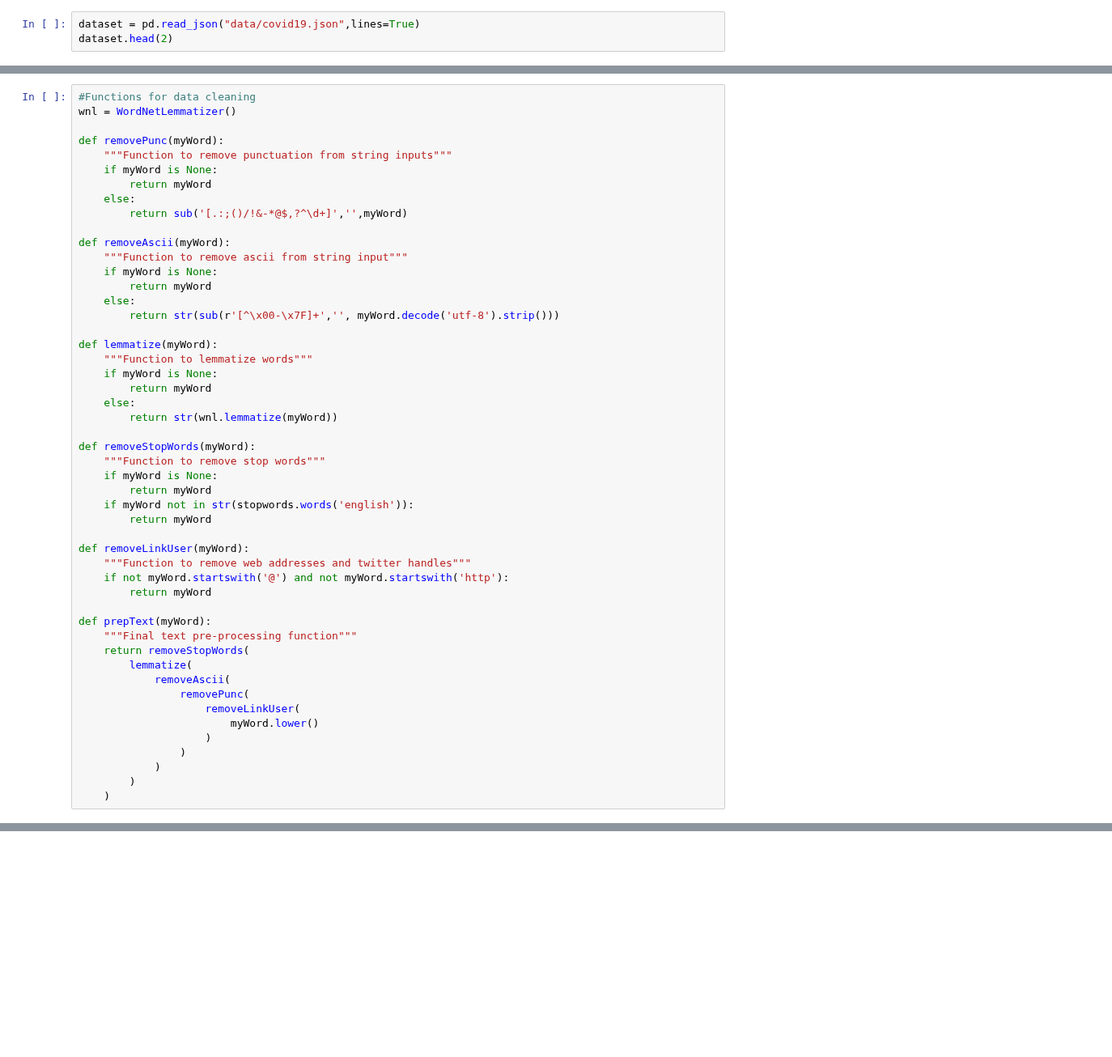
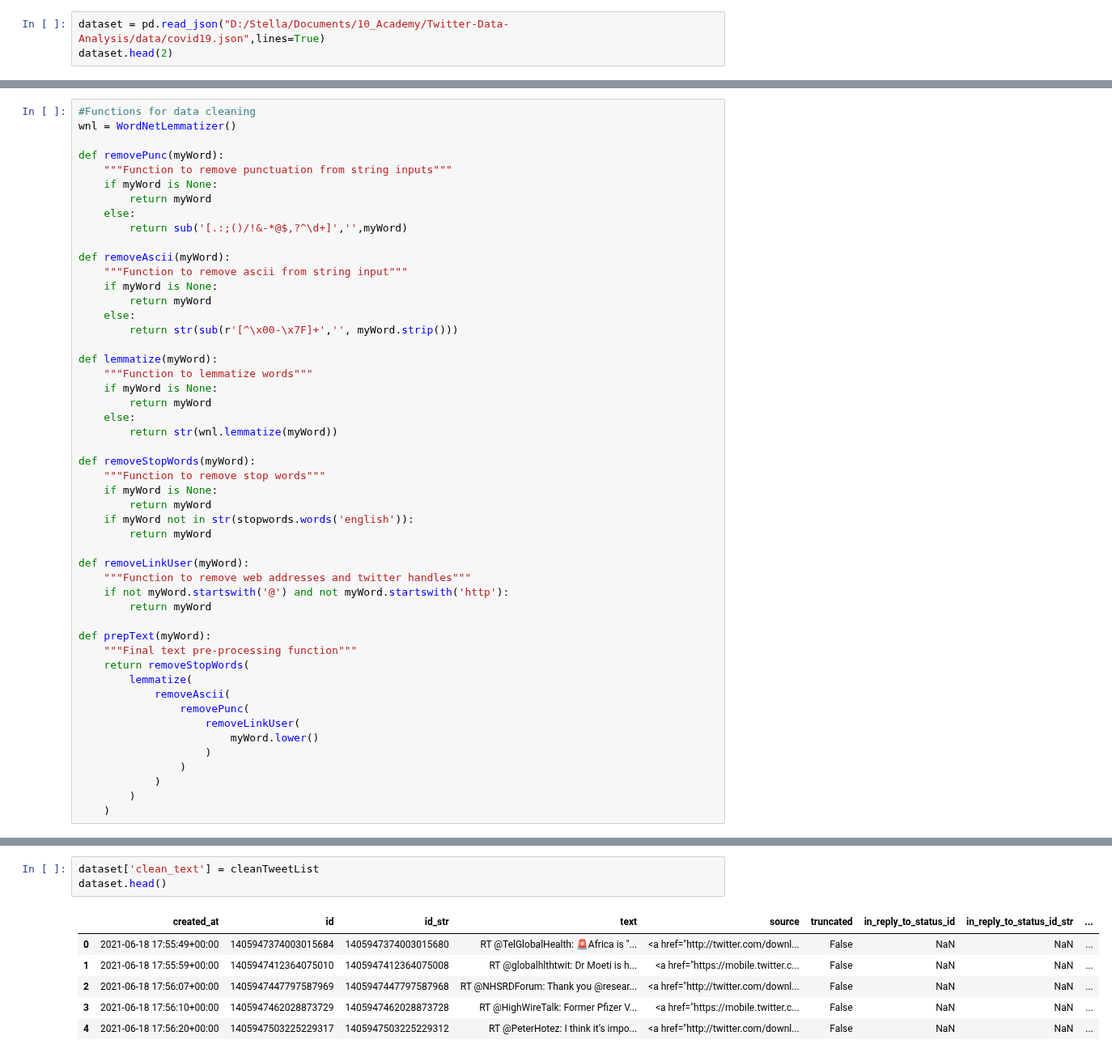
Before and after one commit to Kibika/Twitter-Data-Analysis, a Jupyter notebook: notebooks/Data_Exploration.ipynb, the cells around one changed output, grey strips where cells are left out. Shown at 81% size. Drawn from its saved outputs; the diff is of its cells as text; blank space fills up the shorter version.

```diff
--- a/notebooks/Data_Exploration.ipynb
+++ b/notebooks/Data_Exploration.ipynb
@@ -8,5 +8,5 @@ from nltk.tokenize import TweetTokenizer
 from nltk.corpus import stopwords
 import seaborn as sns
 # %%
-dataset = pd.read_json("data/covid19.json",lines=True)
+dataset = pd.read_json("D:/Stella/Documents/10_Academy/Twitter-Data-Analysis/data/covid19.json",lines=True)
 dataset.head(2)
@@ -38,7 +46,7 @@ def removeAscii(myWord):
     if myWord is None:
         return myWord
     else:
-        return str(sub(r'[^\x00-\x7F]+','', myWord.decode('utf-8').strip()))
+        return str(sub(r'[^\x00-\x7F]+','', myWord.strip()))
 
 def lemmatize(myWord):
     """Function to lemmatize words"""
@@ -163,0 +112,10 @@ cleanTweetList = filterTweetList(dataset['text'])
+# %%
+dataset['clean_text'] = cleanTweetList
+dataset.head()
+# %% [output]
+|  | created_at | id | id_str | text | source | truncated | in_reply_to_status_id | in_reply_to_status_id_str | ... |
+| 0 | 2021-06-18 17:55:49+00:00 | 1405947374003015684 | 1405947374003015680 | RT @TelGlobalHealth: 🚨Africa is "... | <a href="http://twitter.com/downl... | False | NaN | NaN | ... |
+| 1 | 2021-06-18 17:55:59+00:00 | 1405947412364075010 | 1405947412364075008 | RT @globalhlthtwit: Dr Moeti is h... | <a href="https://mobile.twitter.c... | False | NaN | NaN | ... |
+| 2 | 2021-06-18 17:56:07+00:00 | 1405947447797587969 | 1405947447797587968 | RT @NHSRDForum: Thank you @resear... | <a href="http://twitter.com/downl... | False | NaN | NaN | ... |
+| 3 | 2021-06-18 17:56:10+00:00 | 1405947462028873729 | 1405947462028873728 | RT @HighWireTalk: Former Pfizer V... | <a href="https://mobile.twitter.c... | False | NaN | NaN | ... |
+| 4 | 2021-06-18 17:56:20+00:00 | 1405947503225229317 | 1405947503225229312 | RT @PeterHotez: I think it’s impo... | <a href="http://twitter.com/downl... | False | NaN | NaN | ... |
```
Also changed, not shown: parts of 12 cells of this notebook, 1 other file.
